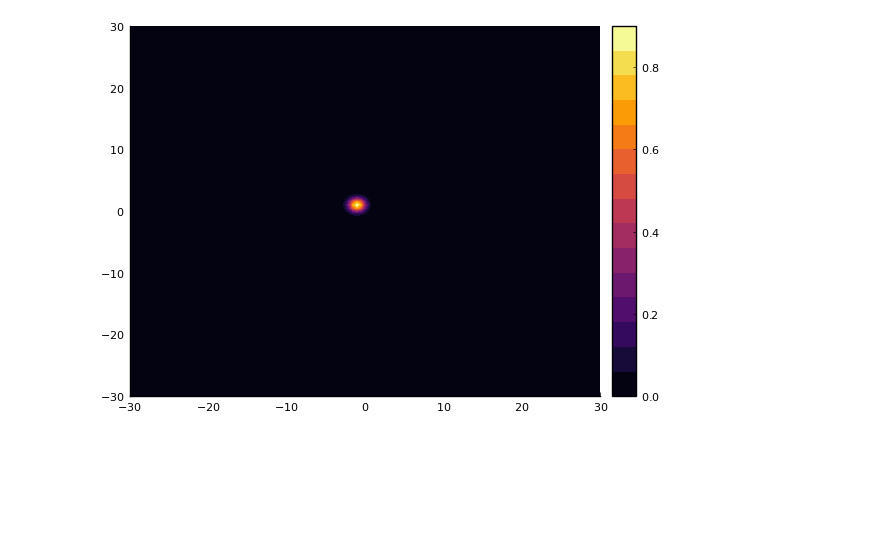
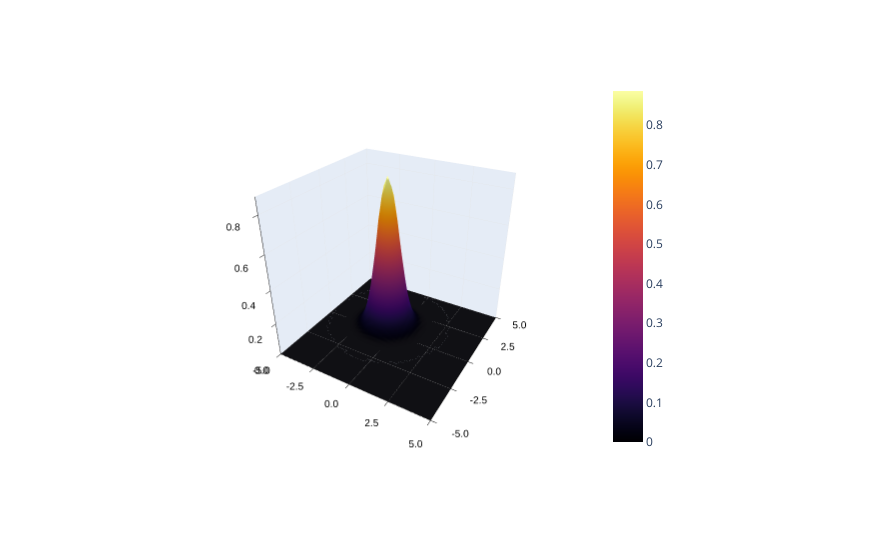
Before and after one commit to AtomThum/PropagatorSimulations, a Jupyter notebook: Simulations/SpringCUDA.ipynb, the cells around one changed output. Drawn from its saved outputs; the diff is of its cells as text; code cells hidden in the pictures; blank space fills up the shorter version.

```diff
--- a/Simulations/SpringCUDA.ipynb
+++ b/Simulations/SpringCUDA.ipynb
@@ -1,31 +1,32 @@
 # %%
-using Plots; pythonplot()
+using Plots; plotlyjs()
 using LinearAlgebra
 using CUDA
 
-maxPos = 30
-minPos = -30
-stepPos = 0.5
+maxPos = 5
+minPos = -5
+stepPos = 0.25
 
-freePropagator(finPos, startPos, finTime, startTime = 0, m = 1) = sqrt(m / (2 * pi * im * (finTime - startTime))) * exp(im * m / (2 * (finTime - startTime)) * (finPos - startPos)^2)
-freePropagatorC(qf, qfp, q0, q0p, tf, t0) = freePropagator(qf, q0, tf, t0) + freePropagator(qfp, q0p, tf, t0)
+freePropagator(qf, q0, tf, t0 = 0, m = 1) = sqrt(m / (2 * pi * im * (tf - t0))) * exp(im * m / (2 * (tf - t0)) * (qf - q0)^2)
+freePropagatorC(qf, qfp, q0, q0p, tf, t0) = freePropagator(qf, q0, tf, t0) * freePropagator(qfp, q0p, tf, t0)
 initStateFunction(q0, q0p, σ1, s1, p1, σ2, s2, p2) = (1//2 * pi * σ1)^(1//4) * exp(-(q0 - s1)^2 / (4 * σ1^2) + im * p1 * q0) * (1//2 * pi * σ2)^(1//4) * exp(-(q0p - s2)^2 / (4 * σ2^2) + im * p2 * q0p)
 posToIndex(pos) = Int32((pos - minPos) / stepPos + 1)
 
 pos1Vect = collect(minPos:stepPos:maxPos)
 pos2Vect = collect(minPos:stepPos:maxPos)
 posVectSize = size(pos1Vect, 1)
 posMat = [(i, j) for i in pos1Vect, j in pos2Vect]
 
 initState(q) = initStateFunction(q[1], q[2], 0.5, +1, 0, 0.5, -1, 0)# + initStateFunction(q[1], q[2], 0.5, -3, 0, 0.5, +3, 0)
 initMat = initState.(posMat)
 initMat = round.(initMat, digits = 6)
+initMatCu = CuArray(initMat)
 
 α = 2
 m = 1
 
-springPropagator1(qf, qfp, q0, q0p, tf, t0) = freePropagatorC(qf, qfp, q0, q0p, tf, t0) * (1 - im * α * tf / 6 * (-2 * (m * (q0 + qf)^2 + m * (q0p + qfp)^2 + im * tf) + 2*q0*q0p + q0*qfp + q0p*qf + 2*qf*qfp))
+# springPropagator1(qf, qfp, q0, q0p, tf, t0) = freePropagatorC(qf, qfp, q0, q0p, tf, t0)# .* (1 - im * α * tf / 6 * (-2 * (m * (q0 + qf)^2 + m * (q0p + qfp)^2 + im * tf) + 2*q0*q0p + q0*qfp + q0p*qf + 2*qf*qfp))
 
-contourf(pos1Vect, pos2Vect, abs.(initMat))
+surface(pos1Vect, pos2Vect, abs.(initMat))
 # %% [output]
-[figure, old version]
+[figure, new version]
```
Also changed, not shown: parts of 1 cell of this notebook, 11 other files.
